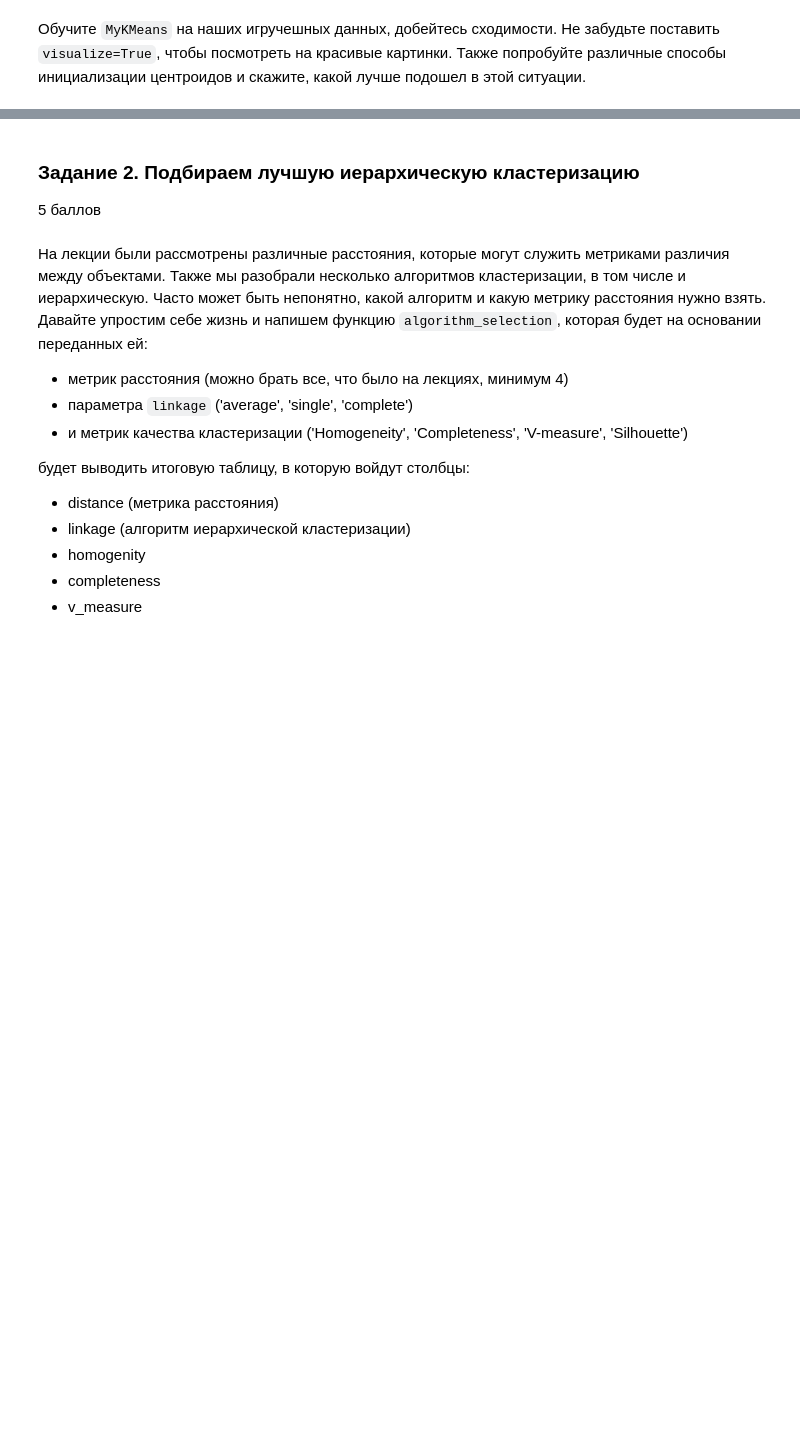
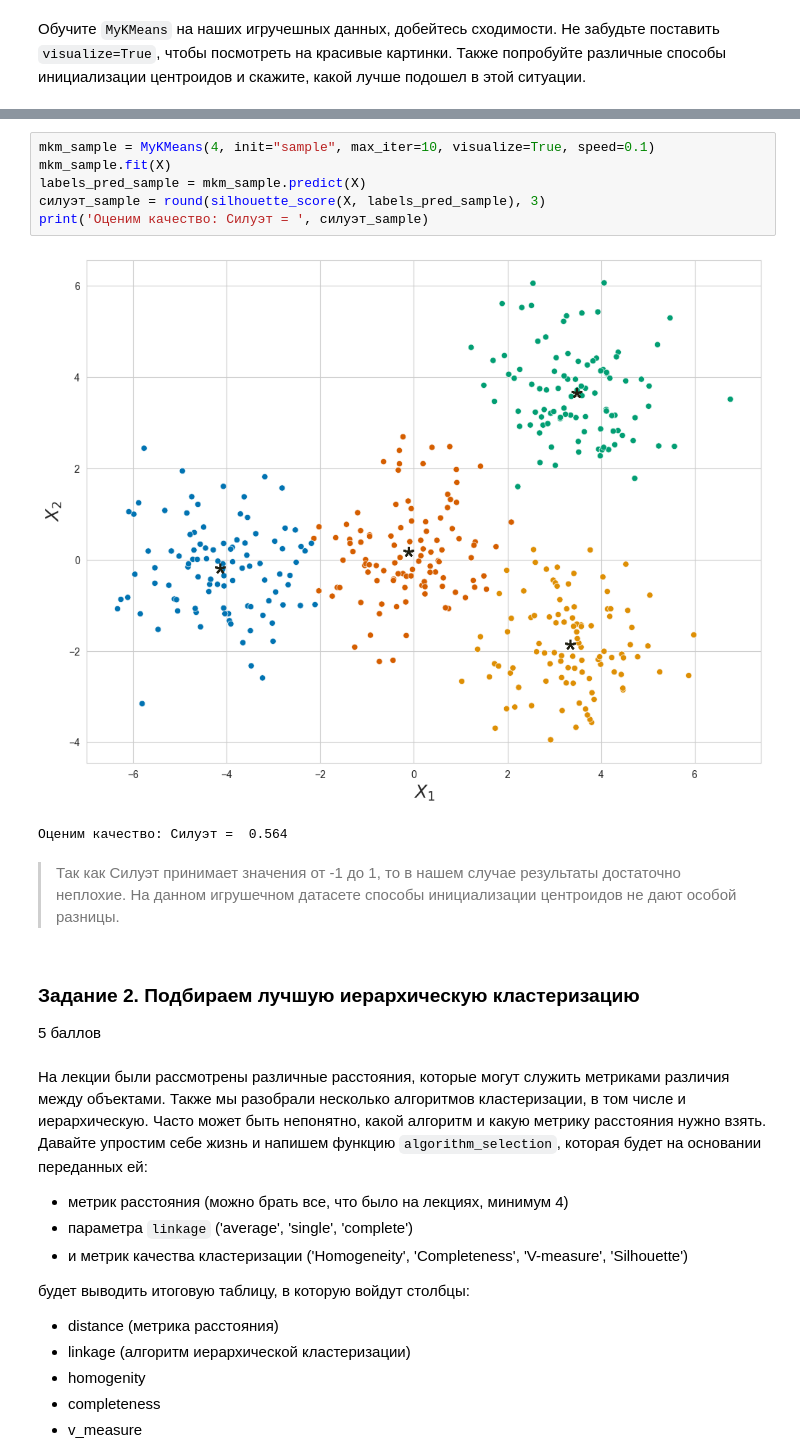
Before and after one commit to nvaulin/ML_BI_2023, a Jupyter notebook: HW3_Unsupervised/Cluster_tSNE.ipynb, the cells around one changed output, grey strips where cells are left out. Saved outputs shown, nothing was run; the diff lists cells and outputs as text; blank space fills up the shorter version.

```diff
--- a/HW3_Unsupervised/Cluster_tSNE.ipynb
+++ b/HW3_Unsupervised/Cluster_tSNE.ipynb
@@ -177,3 +195,14 @@ class MyKMeans:
+# %%
+mkm_sample = MyKMeans(4, init="sample", max_iter=10, visualize=True, speed=0.1)
+mkm_sample.fit(X)
+labels_pred_sample = mkm_sample.predict(X)
+силуэт_sample = round(silhouette_score(X, labels_pred_sample), 3)
+print('Оценим качество: Силуэт = ', силуэт_sample)
+# %% [output]
+[figure, added]
+Оценим качество: Силуэт =  0.564
+# %% [markdown]
+> Так как Силуэт принимает значения от -1 до 1, то в нашем случае результаты достаточно неплохие. На данном игрушечном датасете способы инициализации центроидов не дают особой разницы.
 # %% [markdown]
 ### Задание 2. Подбираем лучшую иерархическую кластеризацию
 
```
Also changed, not shown: parts of 6 cells of this notebook.
